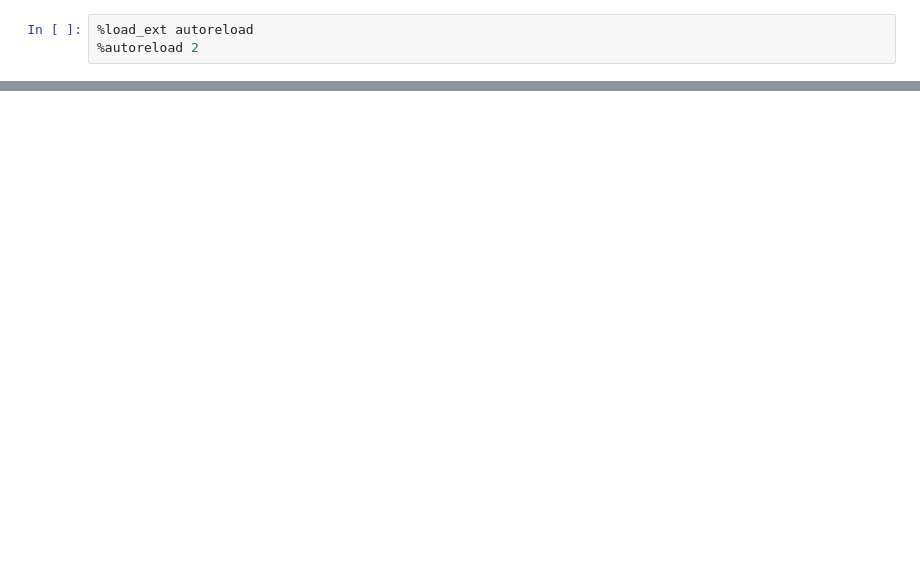
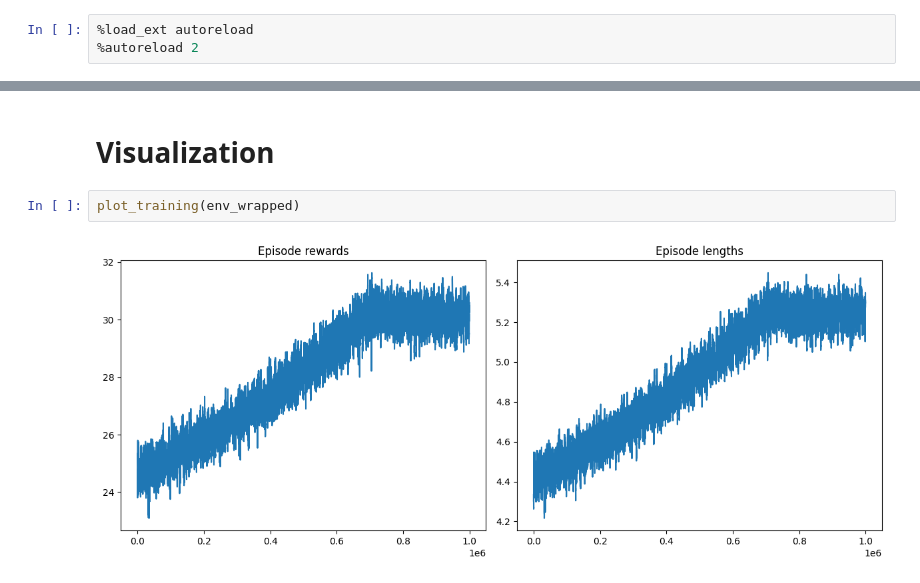
Before and after one commit to Moikii/shut-the-box-RL, a Jupyter notebook: src/analysis.ipynb, the cells around one changed output, grey strips where cells are left out. Drawn from its saved outputs; the diff is of its cells as text; blank space fills up the shorter version.

```diff
--- a/src/analysis.ipynb
+++ b/src/analysis.ipynb
@@ -37,0 +85,6 @@ sns.histplot(rolls)
+# %% [markdown]
+# Visualization
+# %%
+plot_training(env_wrapped)
+# %% [output]
+[figure, added]
```
Also changed, not shown: parts of 22 cells of this notebook, 8 other files.
